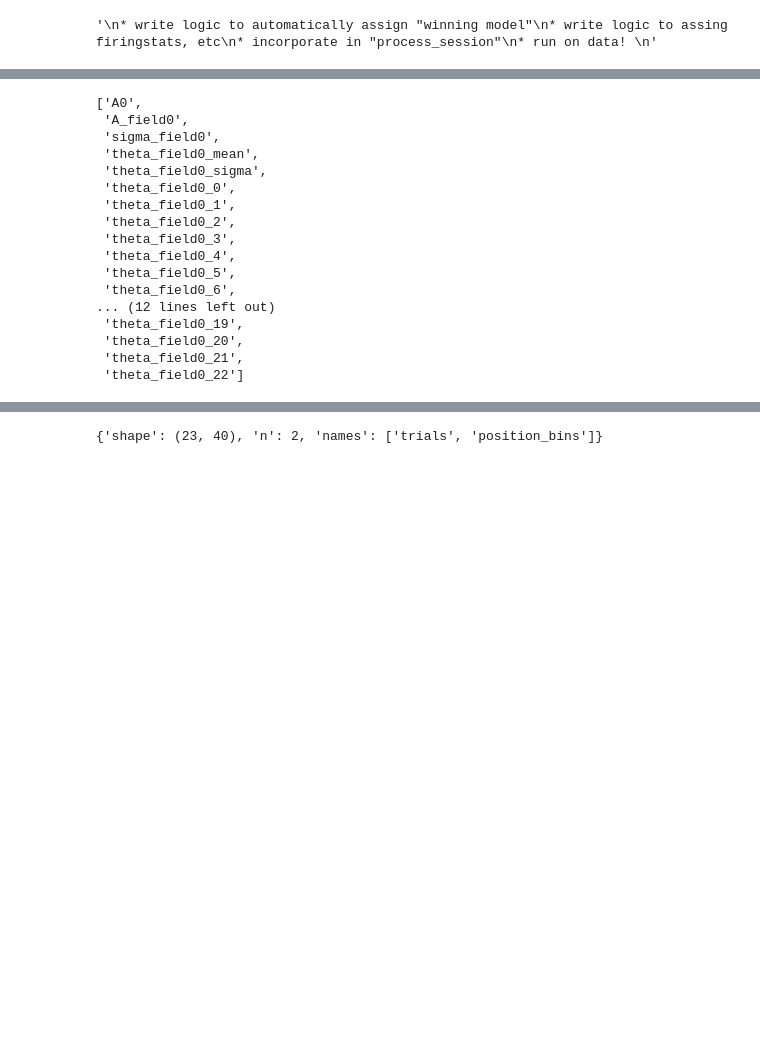
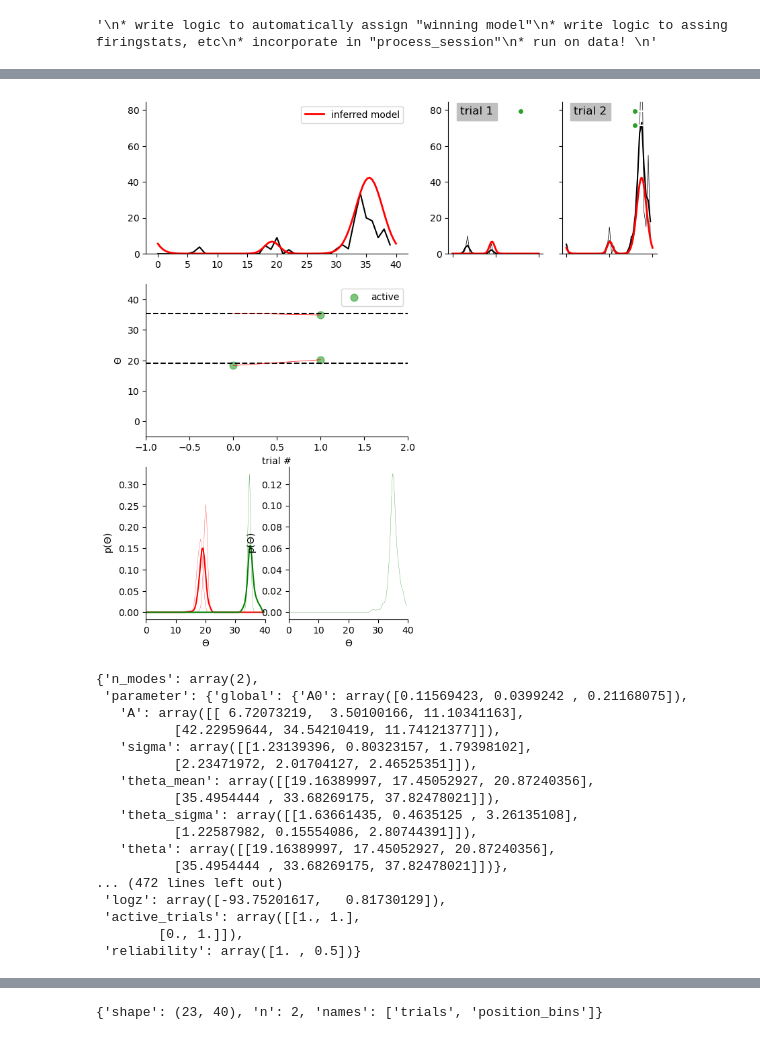
Before and after one commit to woxxel/placefield_detection, a Jupyter notebook: notebooks/test_placefield_detection_methods.ipynb, the cells around one changed output, grey strips where cells are left out. Drawn from its saved outputs; the diff is of its cells as text; code cells hidden in the pictures; blank space fills up the shorter version.

```diff
--- a/notebooks/test_placefield_detection_methods.ipynb
+++ b/notebooks/test_placefield_detection_methods.ipynb
@@ -258,14 +242,16 @@ overall_res["bayesian"]["fields"]
 # %%
 from placefield_detection.BayesModel import model_comparison
 
-n = 11
+n = 0
 neuron_activity = ld["S"].copy()
 activity = prepare_activity(neuron_activity[n, :], behavior, f=15.0, only_active=True)
 
 inference_results = model_comparison(
     activity["map_trial_spikes"],
     behavior["trials"]["dwelltime"],
-    show_status=True
+    show_status=True,
+    nP=12
+    # mode="dynesty"
 )
 # %% [output]
 n_field=0
@@ -283,33 +266,34 @@ running nested sampling
-# %%
-from placefield_detection.BayesModel import HierarchicalBayesInference
-
-HBI = HierarchicalBayesInference(logLevel="ERROR")
-HBI.prepare_data(
-    activity["map_trial_spikes"],
-    behavior["trials"]["dwelltime"],
-    iter_dims=False,
-    dimension_names=["trials", "position_bins"],
-)
-HBI.set_priors(N_f=1)
-HBI.parameter_names_all
-# %% [output]
-['A0',
- 'A_field0',
- 'sigma_field0',
- 'theta_field0_mean',
- 'theta_field0_sigma',
- 'theta_field0_0',
- 'theta_field0_1',
- 'theta_field0_2',
- 'theta_field0_3',
- 'theta_field0_4',
- 'theta_field0_5',
- 'theta_field0_6',
-... (12 lines left out)
- 'theta_field0_19',
- 'theta_field0_20',
- 'theta_field0_21',
- 'theta_field0_22']
+# %%
+from placefield_detection.analyze_results import display_results
+from placefield_detection.result_structures import build_results
+results = build_results(n_cells=1, n_bin=HBI.n_bin, n_trials=HBI.n_samples, modes=["bayesian","threshold"])
+results["bayesian"] = inference_results
+results["firingstats"] = {}
+for key in ["firing_rate","map_rates","map_trial_rates"]:
+    results["firingstats"][key] = activity[key]
+# print(results["bayesian"]["fields"])
+# inference_results
+display_results(results)
+inference_results["fields"]
+# %% [output]
+[figure, added]
+{'n_modes': array(2),
+ 'parameter': {'global': {'A0': array([0.11569423, 0.0399242 , 0.21168075]),
+   'A': array([[ 6.72073219,  3.50100166, 11.10341163],
+          [42.22959644, 34.54210419, 11.74121377]]),
+   'sigma': array([[1.23139396, 0.80323157, 1.79398102],
+          [2.23471972, 2.01704127, 2.46525351]]),
+   'theta_mean': array([[19.16389997, 17.45052927, 20.87240356],
+          [35.4954444 , 33.68269175, 37.82478021]]),
+   'theta_sigma': array([[1.63661435, 0.4635125 , 3.26135108],
+          [1.22587982, 0.15554086, 2.80744391]]),
+   'theta': array([[19.16389997, 17.45052927, 20.87240356],
+          [35.4954444 , 33.68269175, 37.82478021]])},
+... (472 lines left out)
+ 'logz': array([-93.75201617,   0.81730129]),
+ 'active_trials': array([[1., 1.],
+        [0., 1.]]),
+ 'reliability': array([1. , 0.5])}
 # %%
 from placefield_detection.process_single_neuron import process_single_neuron
 process_neuron = process_single_neuron(
```
Also changed, not shown: parts of 17 cells of this notebook, 8 other files.
